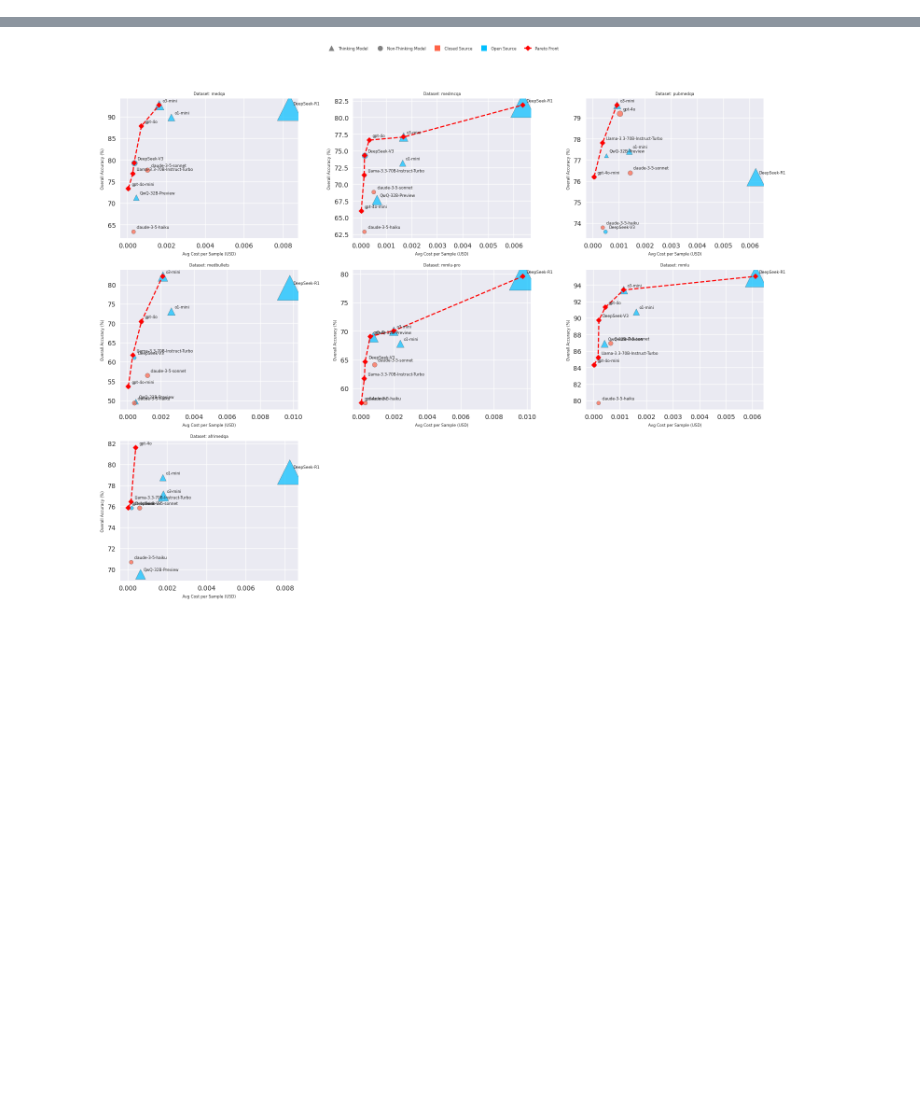
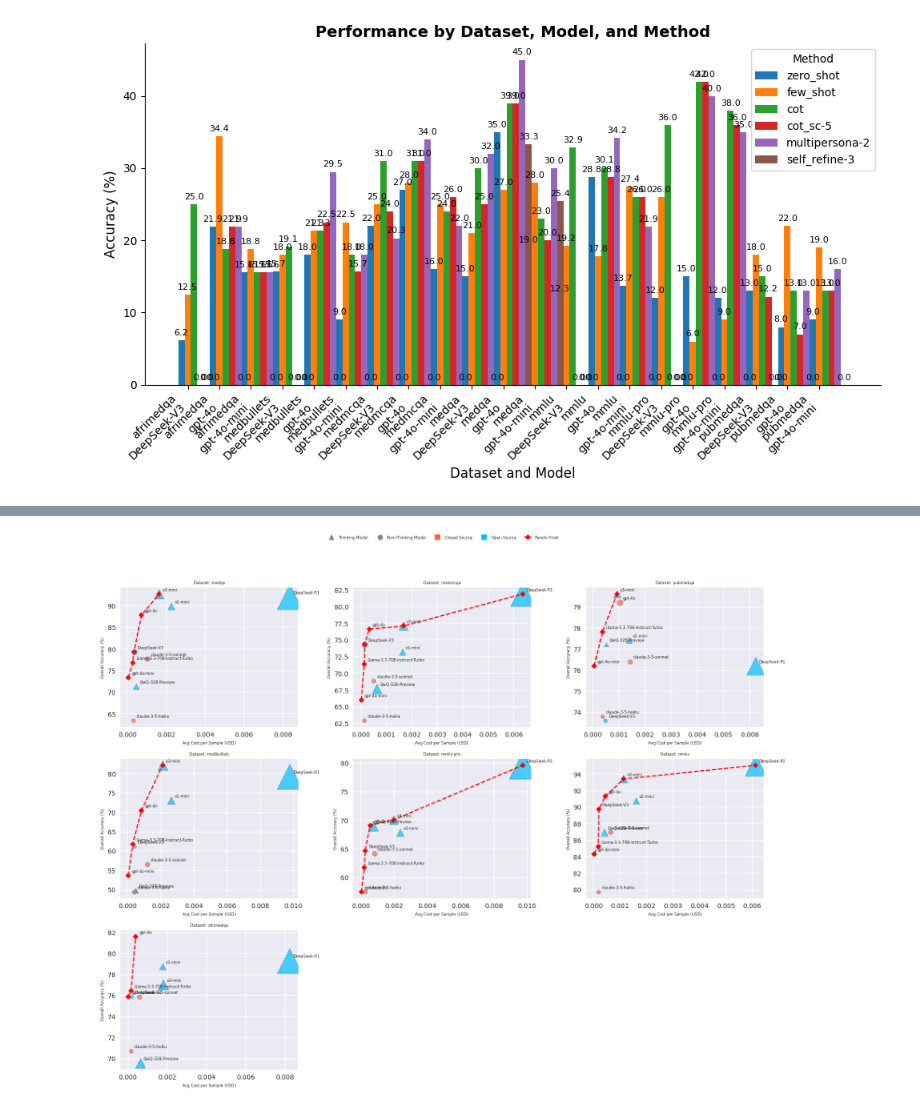
Before and after one commit to mahdi-shafiei/MedAgents-2, a Jupyter notebook: baselines/MedPrompt/misc.ipynb, the cells around one changed output, grey strips where cells are left out. Cells and saved outputs as stored; diff of their text form; code cells hidden in the pictures; blank space fills up the shorter version.

```diff
--- a/baselines/MedPrompt/misc.ipynb
+++ b/baselines/MedPrompt/misc.ipynb
@@ -108,7 +108,7 @@ models = [
     # 'claude-3-5-sonnet',
     # 'claude-3-5-haiku'
 ]
-methods = ['zero_shot', 'few_shot', 'cot']
+methods = ['zero_shot', 'few_shot', 'cot', 'cot_sc-5', 'multipersona-2', 'self_refine-3']
 
 table = PrettyTable()
 table.field_names = ["Model", "Task", "Subtask", "Method", "Accuracy", "Cost per sample(USD)", "Time per sample(s)", "Total Number"]
@@ -140,4 +140,84 @@ for task in tasks:
 
 print(table)
 print(f"\nTotal cost of experiment: ${total_cost:.2f}")
+
+import numpy as np
+import matplotlib.pyplot as plt
+from collections import defaultdict
+
+# Aggregate performance data grouped by dataset (Task) and Model.
+# The table rows have the following fields:
+# ["Model", "Task", "Subtask", "Method", "Accuracy", "Cost per sample(USD)", "Time per sample(s)", "Total Number"]
+aggregated_results = defaultdict(lambda: defaultdict(lambda: defaultdict(lambda: {'weighted_sum': 0.0, 'total_samples': 0})))
+
+for row in table._rows:
+    model = row[0]
+    task = row[1]  # treat 'Task' as the dataset
+    method = row[3]
+    # Convert accuracy string (e.g., "78.5%") to float.
+    try:
+        acc = float(row[4].replace('%', '').strip())
+    except Exception:
+        acc = 0.0
+    try:
+        total_samples = float(row[7])
+    except Exception:
+        total_samples = 0.0
+    aggregated_results[task][model][method]['weighted_sum'] += acc * total_samples
+    aggregated_results[task][model][method]['total_samples'] += total_samples
+
+# Build list of (dataset, model) categories sorted by dataset then model.
+categories = []
+for task in sorted(aggregated_results.keys()):
+    for model in sorted(aggregated_results[task].keys()):
+        categories.append((task, model))
+
+# Pre-defined method ordering (e.g., ['zero_shot', 'few_shot', 'cot']).
+method_names = methods
+
+# Build a dictionary mapping each method to a list of average accuracies per (dataset, model).
+performance_data = {m: [] for m in method_names}
+for task, model in categories:
+    for m in method_names:
+        entry = aggregated_results[task][model][m]
+        if entry['total_samples'] > 0:
+            avg_acc = entry['weighted_sum'] / entry['total_samples']
+        else:
+            avg_acc = 0.0
+        performance_data[m].append(avg_acc)
+
+# Plot the grouped bar chart with enhanced colors and numerical labels on top.
+bar_width = 0.2
+x = np.arange(len(categories))
+
+fig, ax = plt.subplots(figsize=(10, 6))
+
+# Define custom colors similar to ICLR style.
+colors = ['#1f77b4', '#ff7f0e', '#2ca02c', '#d62728', '#9467bd', '#8c564b']
+
+for i, m in enumerate(method_names):
+    pos = x + i * bar_width
+    bars = ax.bar(pos, performance_data[m], bar_width, label=m, color=colors[i])
+    # Annotate each bar with its numerical value.
+    for bar in bars:
+        height = bar.get_height()
+        ax.annotate(f'{height:.1f}',
+                    xy=(bar.get_x() + bar.get_width() / 2, height),
+                    xytext=(0, 3),  # 3 points vertical offset
+                    textcoords="offset points",
+                    ha='center', va='bottom', fontsize=8)
+
+# Create x-axis labels as "Dataset\nModel" for each group.
+x_labels = [f"{task}\n{model}" for task, model in categories]
+ax.set_xlabel('Dataset and Model', fontsize=12)
+ax.set_ylabel('Accuracy (%)', fontsize=12)
+ax.set_title('Performance by Dataset, Model, and Method', fontsize=14, fontweight='bold')
+ax.set_xticks(x + bar_width)
+ax.set_xticklabels(x_labels, rotation=45, ha='right')
+ax.legend(title="Method")
+ax.spines['top'].set_visible(False)
+ax.spines['right'].set_visible(False)
+
+plt.tight_layout()
+plt.show()
 # %% [output]
@@ -161,3 +241,4 @@ Total cost of experiment: $3.66
+[figure, added]
 # %%
 import glob
 import os
```
Also changed, not shown: parts of 6 cells of this notebook, 6 other files.
